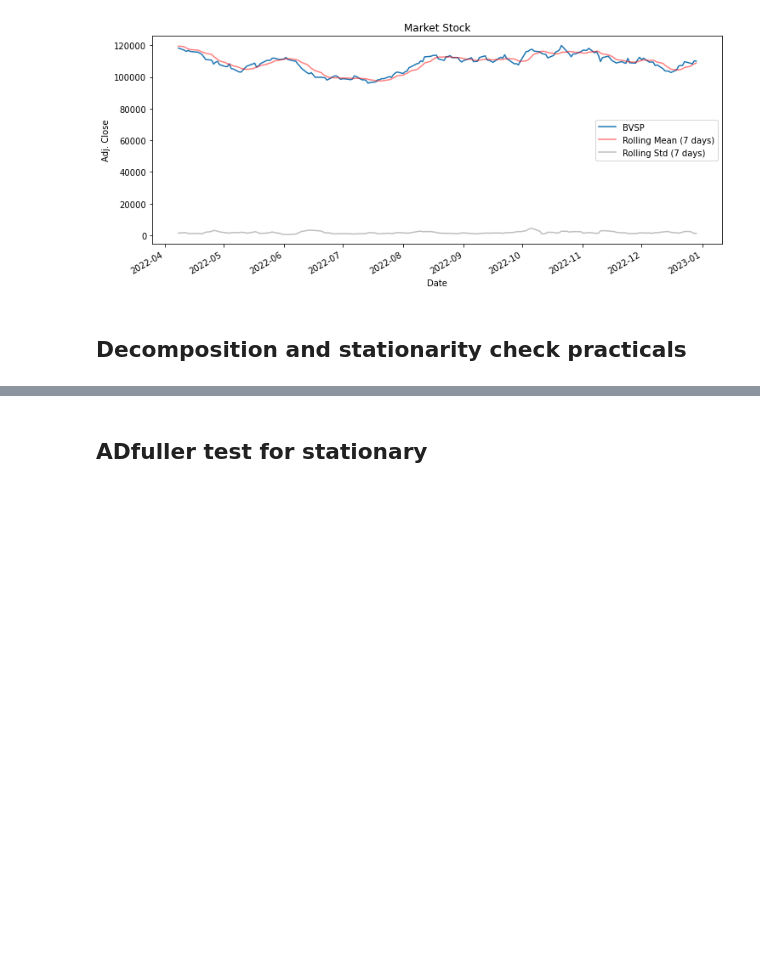
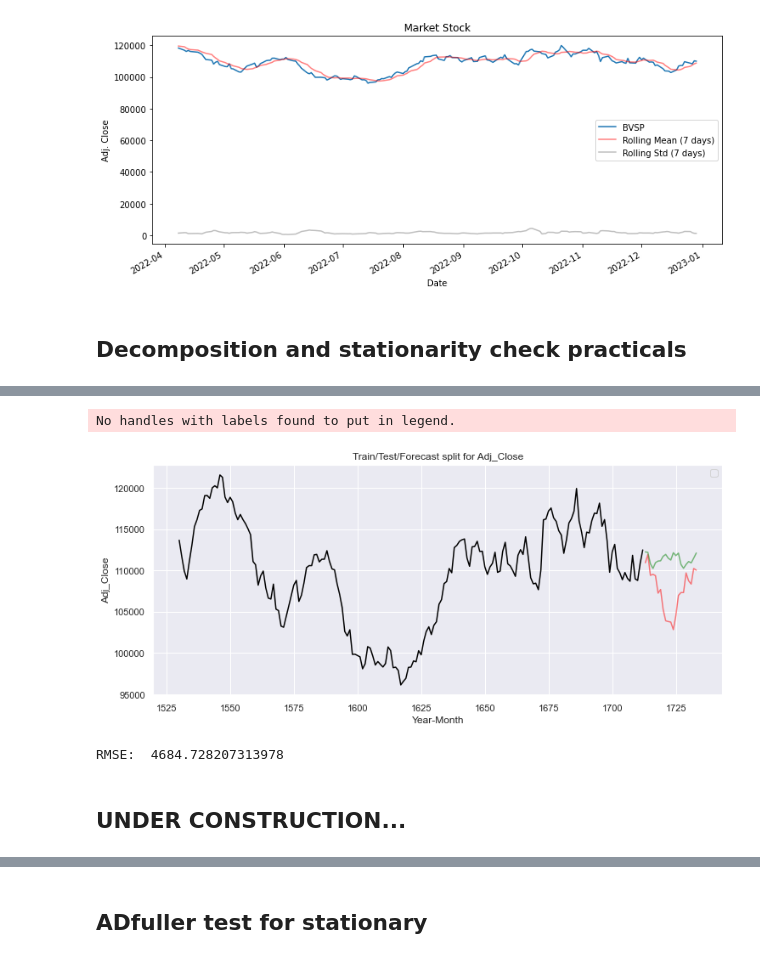
Before and after one commit to fernandopmarciano/Data_Analisys, a Jupyter notebook: Market_Forecast/notebook.ipynb, the cells around one changed output, grey strips where cells are left out. Cells and saved outputs as stored; diff of their text form; code cells hidden in the pictures; blank space fills up the shorter version.

```diff
--- a/Market_Forecast/notebook.ipynb
+++ b/Market_Forecast/notebook.ipynb
@@ -205,0 +306,8 @@ NameError: name 'bvsp_adj_close_aux' is not defined
+# %%
+from pmdarima.arima import auto_arima
+
+model = auto_arima(train, start_p=0, d=1, start_q=0, max_p=5, max_d=5, max_q=5, start_P=0, D=1, start_Q=0, max_P=5, max_D=5, max_Q=5, m=12, seasonal=True, error_action='warn', trace = True, suppress_warnings=True, stepwise=True, random_state=0, n_fits = 50)
+#model = auto_arima(train, trace=True, error_action='ignore', suppress_warnings=True)
+model.fit(train)
+forecast = model.predict(n_periods=len(test))
+forecast = pd.DataFrame(forecast,index = test.index,columns=['Prediction'])
@@ -205,0 +335,25 @@ NameError: name 'bvsp_adj_close_aux' is not defined
+# %%
+plt.figure(figsize=(12, 5))
+plt.plot(train[-183:], color = "black")
+plt.plot(test, color = "red", alpha = 0.5)
+plt.plot(forecast, color = 'green', alpha = 0.5)
+plt.title("Train/Test/Forecast split for Adj_Close")
+plt.ylabel("Adj_Close")
+plt.xlabel('Year-Month')
+plt.legend(loc = 'best')
+sns.set()
+plt.show()
+# %% [output]
+No handles with labels found to put in legend.
+[figure, added]
+# %%
+from math import sqrt
+from sklearn.metrics import mean_squared_error
+
+
+rms = sqrt(mean_squared_error(test, forecast))
+print("RMSE: ", rms)
+# %% [output]
+RMSE:  4684.728207313978
+# %% [markdown]
+## UNDER CONSTRUCTION...
```
Also changed, not shown: parts of 16 cells of this notebook.
